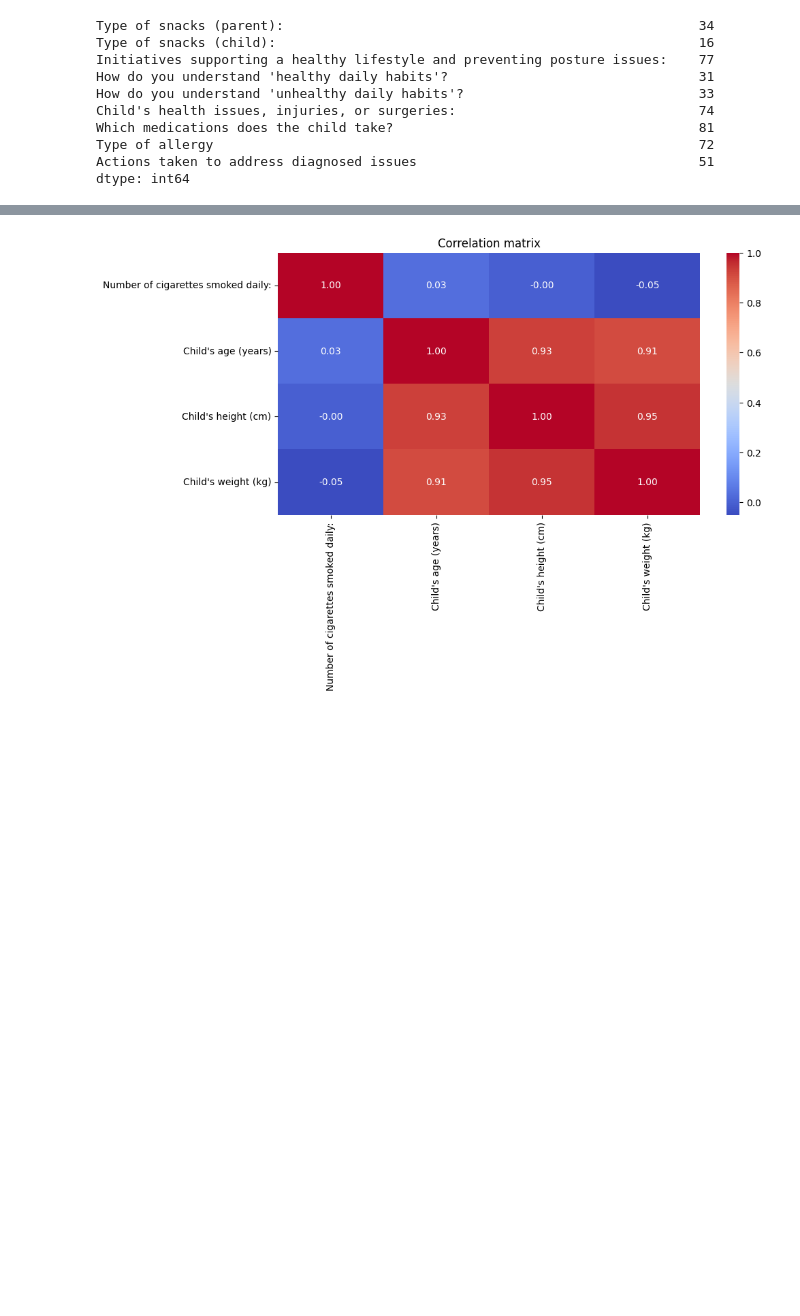
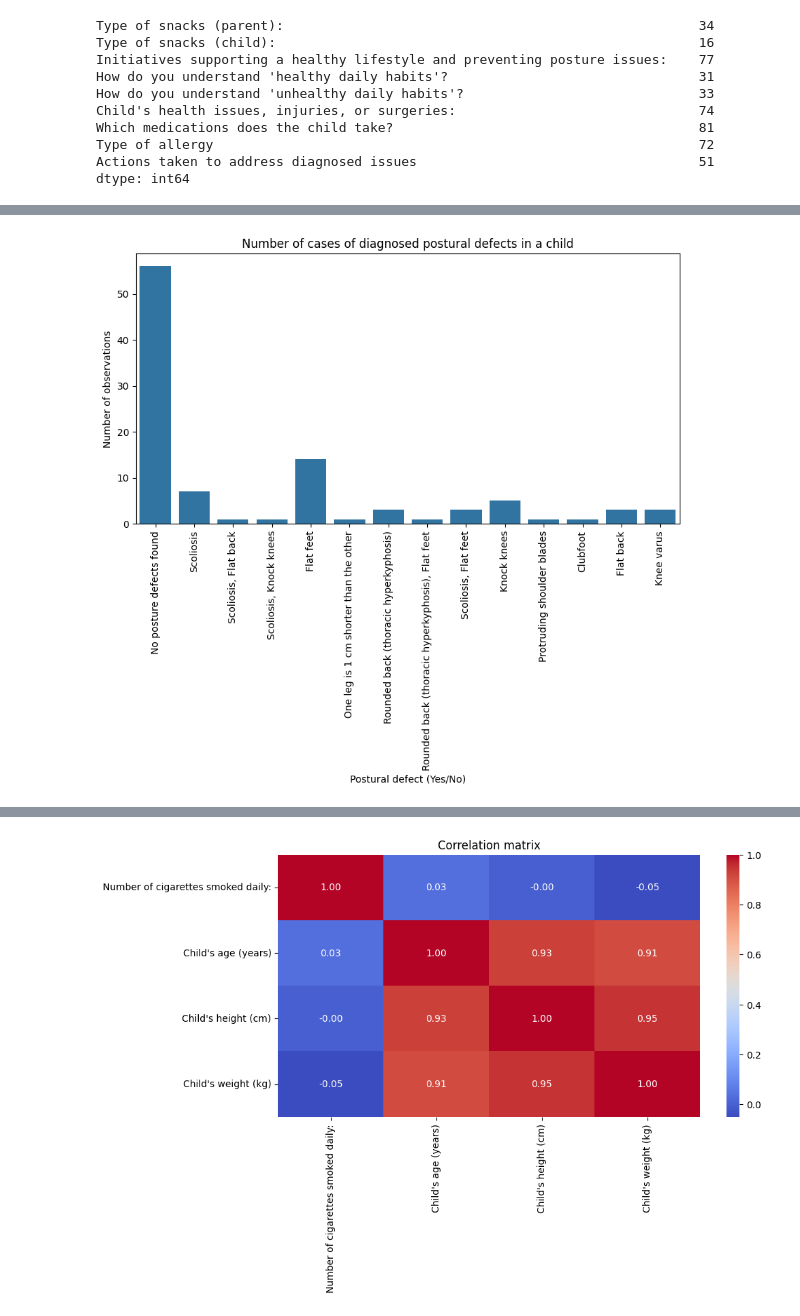
Before and after one commit to Kej-Sy/Project---postural-defects, a Jupyter notebook: notebooks/Postural disfuntions_v1.ipynb, the cells around one changed output, grey strips where cells are left out. Saved outputs shown, nothing was run; the diff lists cells and outputs as text; code cells hidden in the pictures; blank space fills up the shorter version.

```diff
--- a/notebooks/Postural disfuntions_v1.ipynb
+++ b/notebooks/Postural disfuntions_v1.ipynb
@@ -184,0 +237,11 @@ dtype: int64
+# %%
+# Bar chart for a categorical variable (e.g., prevalence of postural defects)
+plt.figure(figsize=(10, 5))
+sns.countplot(x="Posture issues diagnosed (child)", data=df)
+plt.title("Number of cases of diagnosed postural defects in a child")
+plt.xlabel("Postural defect (Yes/No)")
+plt.ylabel("Number of observations")
+plt.xticks(rotation=90)
+plt.show()
+# %% [output]
+[figure, added]
```
Also changed, not shown: parts of 53 cells of this notebook.
